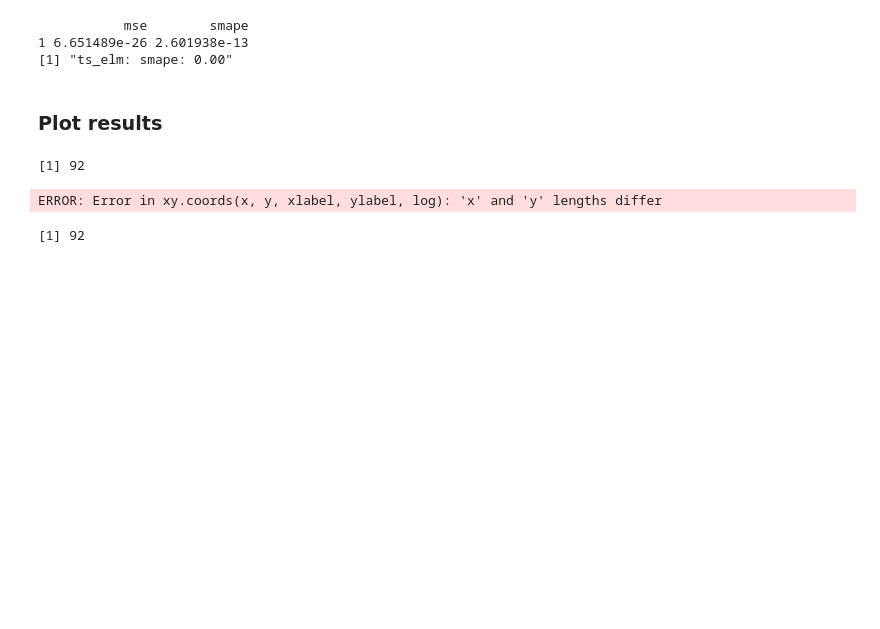
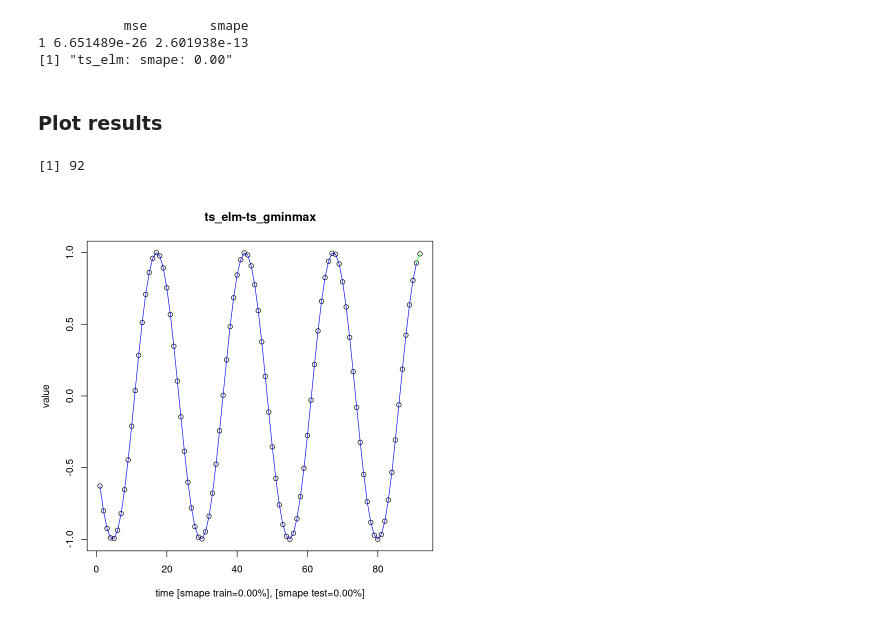
Before and after one commit to felipeat07/daltoolbox, a Jupyter notebook: examples/timeseries/ts_elm.ipynb, the cells around one changed output. Saved outputs shown, nothing was run; the diff lists cells and outputs as text; code cells hidden in the pictures; blank space fills up the shorter version.

```diff
--- a/examples/timeseries/ts_elm.ipynb
+++ b/examples/timeseries/ts_elm.ipynb
@@ -126,10 +126,6 @@ length(yvalues)
 # %% [output]
 [1] 92
 # %%
-plot(model, y=yvalues, yadj=adjust, ypre=prediction)
+tsplot(model, y=yvalues, yadj=adjust, ypre=prediction)
 # %% [output]
-ERROR: Error in xy.coords(x, y, xlabel, ylabel, log): 'x' and 'y' lengths differ
+[figure, added]
-# %%
-length(c(adjust, prediction))
-# %% [output]
-[1] 92
```
Also changed, not shown: 3 other files.
